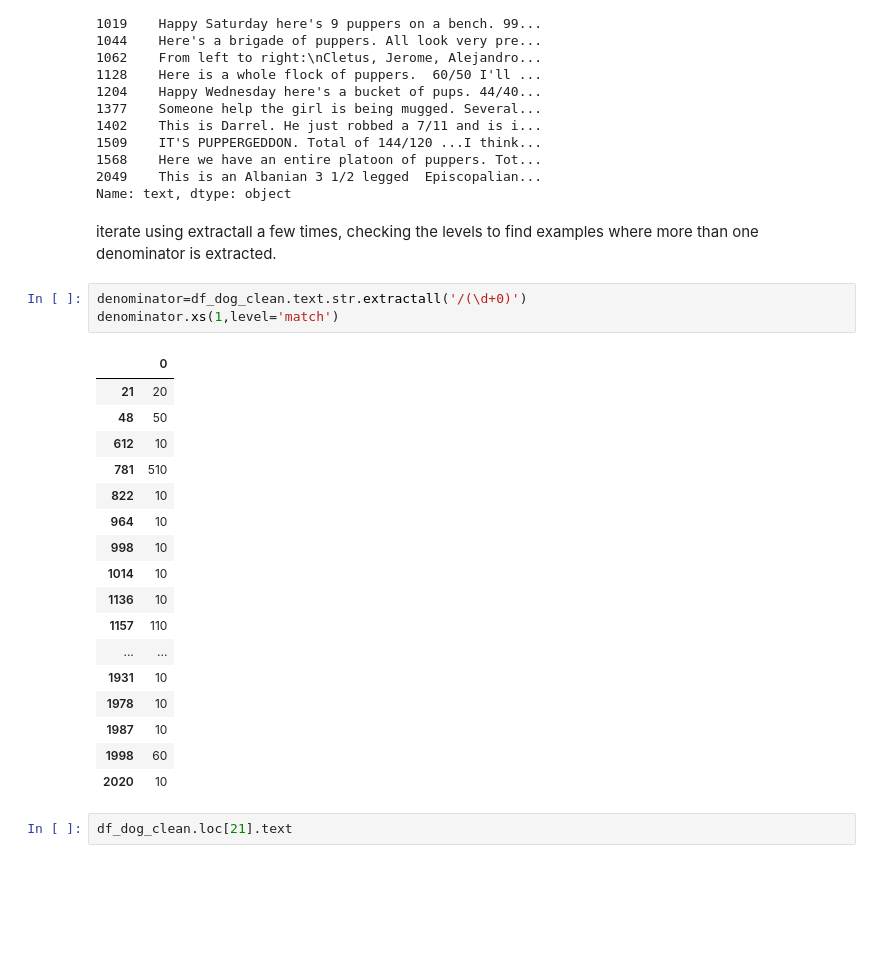
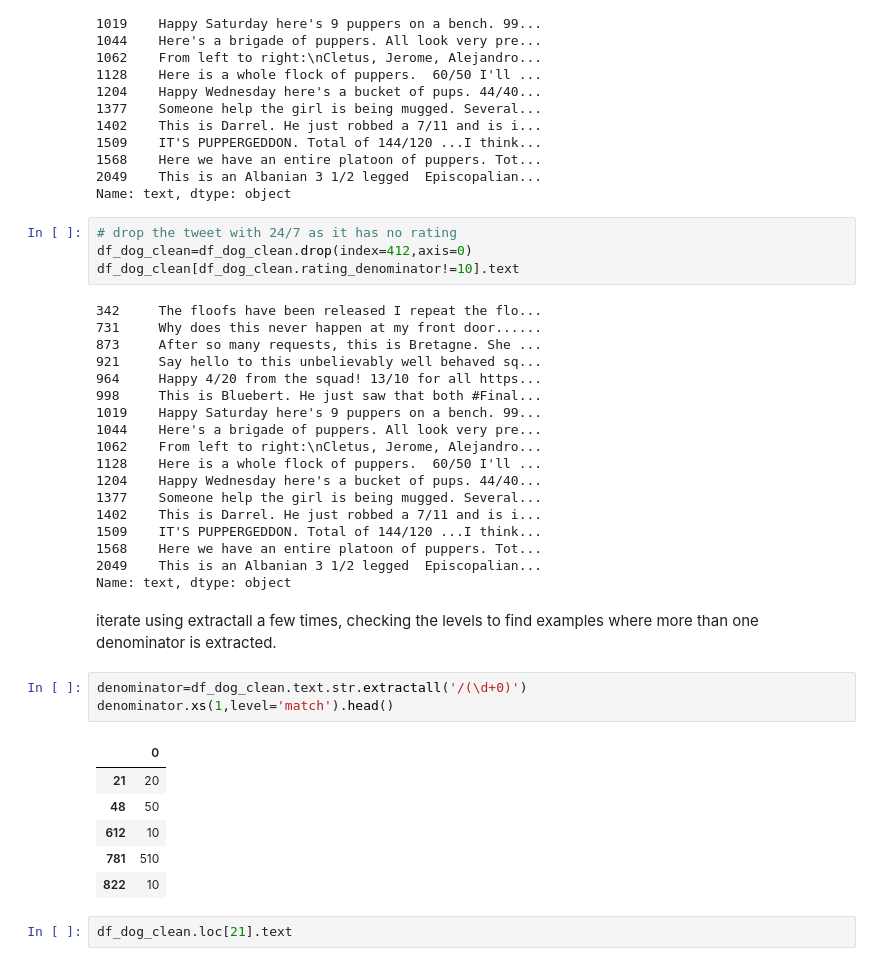
Before and after one commit to mccormd1/Analytics_Nanodegree, a Jupyter notebook: 3-Data Wrangling/Final_Project/wrangle_act.ipynb, the cells around one changed output. Drawn from its saved outputs; the diff is of its cells as text; blank space fills up the shorter version.

```diff
--- a/3-Data Wrangling/Final_Project/wrangle_act.ipynb
+++ b/3-Data Wrangling/Final_Project/wrangle_act.ipynb
@@ -1089,29 +1090,40 @@ df_dog_clean[df_dog_clean.rating_denominator!=10].text
 1568    Here we have an entire platoon of puppers. Tot...
 2049    This is an Albanian 3 1/2 legged  Episcopalian...
 Name: text, dtype: object
+# %%
+# drop the tweet with 24/7 as it has no rating
+df_dog_clean=df_dog_clean.drop(index=412,axis=0)
+df_dog_clean[df_dog_clean.rating_denominator!=10].text
+# %% [output]
+342     The floofs have been released I repeat the flo...
+731     Why does this never happen at my front door......
+873     After so many requests, this is Bretagne. She ...
+921     Say hello to this unbelievably well behaved sq...
+964     Happy 4/20 from the squad! 13/10 for all https...
+998     This is Bluebert. He just saw that both #Final...
+1019    Happy Saturday here's 9 puppers on a bench. 99...
+1044    Here's a brigade of puppers. All look very pre...
+1062    From left to right:\nCletus, Jerome, Alejandro...
+1128    Here is a whole flock of puppers.  60/50 I'll ...
+1204    Happy Wednesday here's a bucket of pups. 44/40...
+1377    Someone help the girl is being mugged. Several...
+1402    This is Darrel. He just robbed a 7/11 and is i...
+1509    IT'S PUPPERGEDDON. Total of 144/120 ...I think...
+1568    Here we have an entire platoon of puppers. Tot...
+2049    This is an Albanian 3 1/2 legged  Episcopalian...
+Name: text, dtype: object
 # %% [markdown]
 iterate using extractall a few times, checking the levels to find examples where more than one denominator is extracted.
 # %%
 denominator=df_dog_clean.text.str.extractall('/(\d+0)')
-denominator.xs(1,level='match')
+denominator.xs(1,level='match').head()
 # %% [output]
 |  | 0 |
 | 21 | 20 |
 | 48 | 50 |
 | 612 | 10 |
 | 781 | 510 |
 | 822 | 10 |
-| 964 | 10 |
-| 998 | 10 |
-| 1014 | 10 |
-| 1136 | 10 |
-| 1157 | 110 |
-| ... | ... |
-| 1931 | 10 |
-| 1978 | 10 |
-| 1987 | 10 |
-| 1998 | 60 |
-| 2020 | 10 |
 # %%
 df_dog_clean.loc[21].text
 # %% [output]
```
Also changed, not shown: parts of 28 cells of this notebook.
